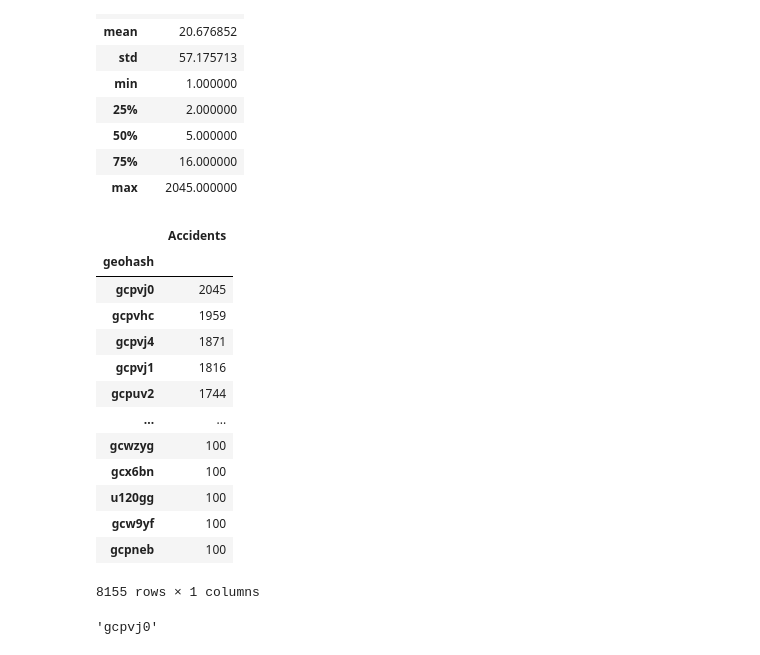
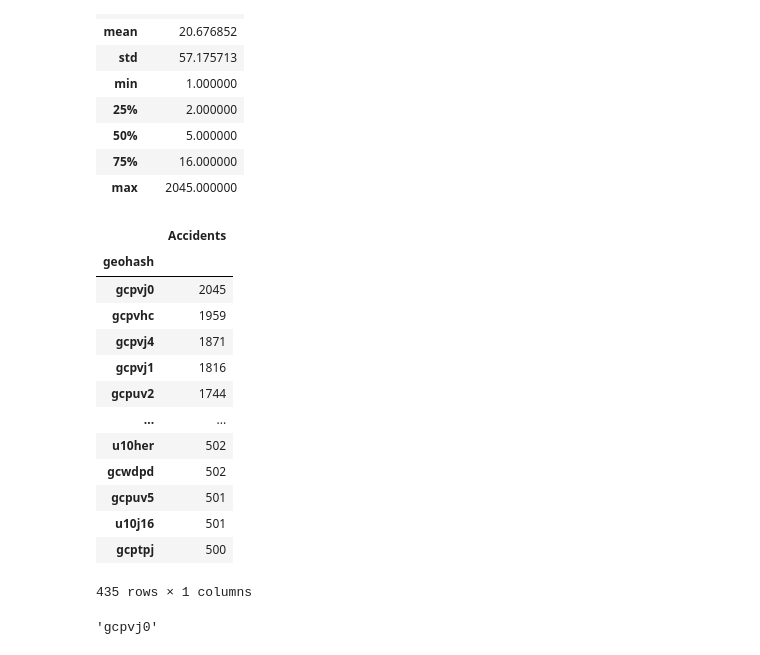
Before and after one commit to MagicaBleps/UK-road-safety, a Jupyter notebook: notebooks/Eleonora.ipynb, the cells around one changed output. Drawn from its saved outputs; the diff is of its cells as text; code cells hidden in the pictures.

```diff
--- a/notebooks/Eleonora.ipynb
+++ b/notebooks/Eleonora.ipynb
@@ -96,22 +97,22 @@ hashes.describe()
 | 75% | 16.000000 |
 | max | 2045.000000 |
 # %%
-hashes[hashes['Accidents']>=100]
+hashes[hashes['Accidents']>=500]
 # %% [output]
 |  | Accidents |
 | geohash |  |
 | gcpvj0 | 2045 |
 | gcpvhc | 1959 |
 | gcpvj4 | 1871 |
 | gcpvj1 | 1816 |
 | gcpuv2 | 1744 |
 | ... | ... |
-| gcwzyg | 100 |
-| gcx6bn | 100 |
-| u120gg | 100 |
-| gcw9yf | 100 |
-| gcpneb | 100 |
+| u10her | 502 |
+| gcwdpd | 502 |
+| gcpuv5 | 501 |
+| u10j16 | 501 |
+| gcptpj | 500 |
-8155 rows × 1 columns
+435 rows × 1 columns
 # %%
 #Isolating the square where there are more accidents
 max_square=hashes[hashes['Accidents']==hashes.Accidents.max()].index[0]
```
Also changed, not shown: parts of 16 cells of this notebook, 2 other files.
